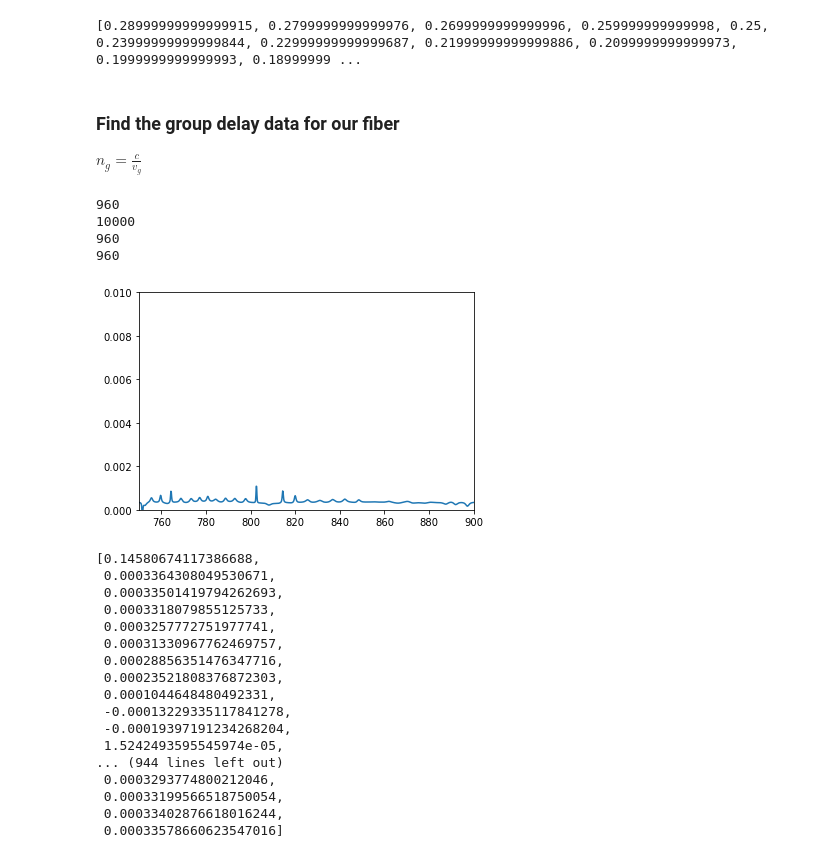
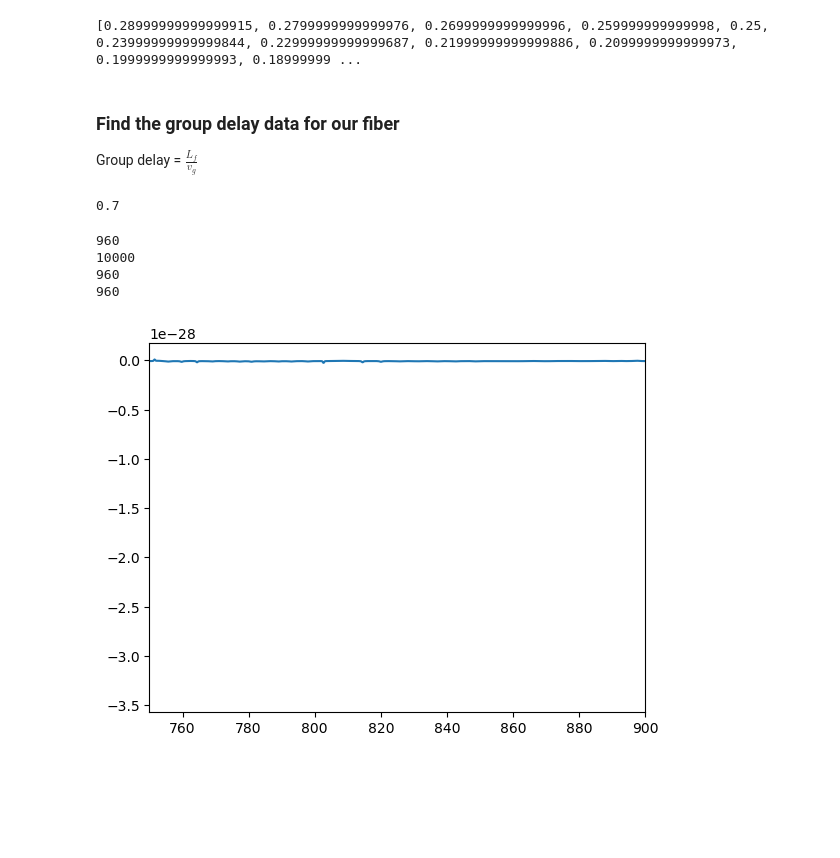
Before and after one commit to jmorse2020/FYP_Simulations, a Jupyter notebook: HCF_FFT_Dispersion_Extraction.ipynb, the cells around one changed output. Saved outputs shown, nothing was run; the diff lists cells and outputs as text; code cells hidden in the pictures; blank space fills up the shorter version.

Commit message:
trying to calc lens dispersion

```diff
--- a/HCF_FFT_Dispersion_Extraction.ipynb
+++ b/HCF_FFT_Dispersion_Extraction.ipynb
@@ -94,8 +94,8 @@ import matplotlib.pyplot as plt
 # Provide data:
 data_set = "b6"
 # interference_data_path =  "/Users/jackmorse/Documents/University/Year 4/FYP/Data/21-Feb-2024/csv/HCF_120cm_16of40_61510um_Jack_21022024_1019.csv" # "/Users/jackmorse/Documents/University/Year 4/FYP/Physics-FYP/Sample-Data-1/" + data_set + "_fringes.csv"
-#interference_data_path = r'C:\Users\met50\OneDrive - University of Bath\Uni\Final Year\Project\Cleaned_FYP_Repo\LabData\HCF_120cm_16of40_61510um_Jack_21022024_1019.csv'
-interference_data_path = r'C:\Users\molly\OneDrive - University of Bath\Uni\Final Year\Project\Cleaned_FYP_Repo\LabData\HCF_120cm_16of40_61510um_Jack_21022024_1019.csv'
+interference_data_path = r'C:\Users\met50\OneDrive - University of Bath\Uni\Final Year\Project\Cleaned_FYP_Repo\LabData\HCF_120cm_16of40_61510um_Jack_21022024_1019.csv'
+#interference_data_path = r'C:\Users\molly\OneDrive - University of Bath\Uni\Final Year\Project\Cleaned_FYP_Repo\LabData\HCF_120cm_16of40_61510um_Jack_21022024_1019.csv'
 reference_data_path = "" # "/Users/jackmorse/Documents/University/Year 4/FYP/Physics-FYP/Sample-Data-1/" + data_set + "_ref.csv"
 fibre_data_path = "" # "/Users/jackmorse/Documents/University/Year 4/FYP/Physics-FYP/Sample-Data-1/" + data_set + "_signal.csv"
 min_wavelength = 740
@@ -205,9 +205,12 @@ if not (reference_data_path == "" or fibre_data_path == ""):
 ##### FFT the data:
 # %%
 xscale = 1e-12
-keep_min_freq =  0.08 * xscale
-keep_max_freq = 2e-13 # 0.2 * xscale
-xlim = [-0.1 * xscale, 1 * xscale]
+# keep_min_freq =  0.08 * xscale
+# keep_max_freq = 2e-13 # 0.2 * xscale
+keep_max_freq =  -0.08 * xscale
+keep_min_freq = -2e-13 # 0.2 * xscale
+# xlim = [-0.1 * xscale, 1 * xscale]
+xlim = [-1 * xscale, 0.1 * xscale]
 ylim = None
 
 print(len(x))
@@ -695,48 +698,33 @@ print(pos_lens_zero)
 [0.28999999999999915, 0.2799999999999976, 0.2699999999999996, 0.259999999999998, 0.25, 0.23999999999999844, 0.22999999999999687, 0.21999999999999886, 0.2099999999999973, 0.1999999999999993, 0.18999999 ...
 # %% [markdown]
 ### Find the group delay data for our fiber
-$n_{g} = \frac{c}{v_{g}}$
+
+Group delay = $\frac{L_{f}}{v_{g}}$
+# %%
+fibre_length
+# %% [output]
+0.7
 # %%
 print(len(beta_lambda))
 
 v_g = de.Vg_lambda(beta_lambda*1e-9, wavelengths_for_lens_calc) # v_g will have units nm s^-1 since beta input in nm^-1
 c_0 = 3e17 # speed of light in nm s^-1
-n_g = []
+group_delay = []
 for i in range(len(v_g)):
-    n_g.append(c_0 / v_g[i])
-# n_g = c_0 / v_g
+    group_delay.append(fibre_length*1e-9 / v_g[i]) # group delay units will therefore be nm / (nm s^-1) = s
 
 print(len(simulation_wavelengths))
 print(len(v_g))
-print(len(n_g))
+print(len(group_delay))
 
-#plt.plot(simulation_wavelengths, n_g)
-plt.plot(wavelengths_for_lens_calc, n_g)
+plt.plot(wavelengths_for_lens_calc, group_delay)
 plt.xlim(750, 900)
-plt.ylim(0, 0.01)
+# plt.ylim(0, 0.01)
 plt.show()
-n_g
 # %% [output]
 960
 10000
 960
 960
-[figure, old version]
+[figure, new version]
-[0.14580674117386688,
- 0.0003364308049530671,
- 0.00033501419794262693,
- 0.0003318079855125733,
- 0.0003257772751977741,
- 0.00031330967762469757,
- 0.00028856351476347716,
- 0.00023521808376872303,
- 0.0001044648480492331,
- -0.00013229335117841278,
- -0.00019397191234268204,
- 1.5242493595545974e-05,
-... (944 lines left out)
- 0.0003293774800212046,
- 0.00033199566518750054,
- 0.00033402876618016244,
- 0.00033578660623547016]
 # %%
```
Also changed, not shown: parts of 18 cells of this notebook.
